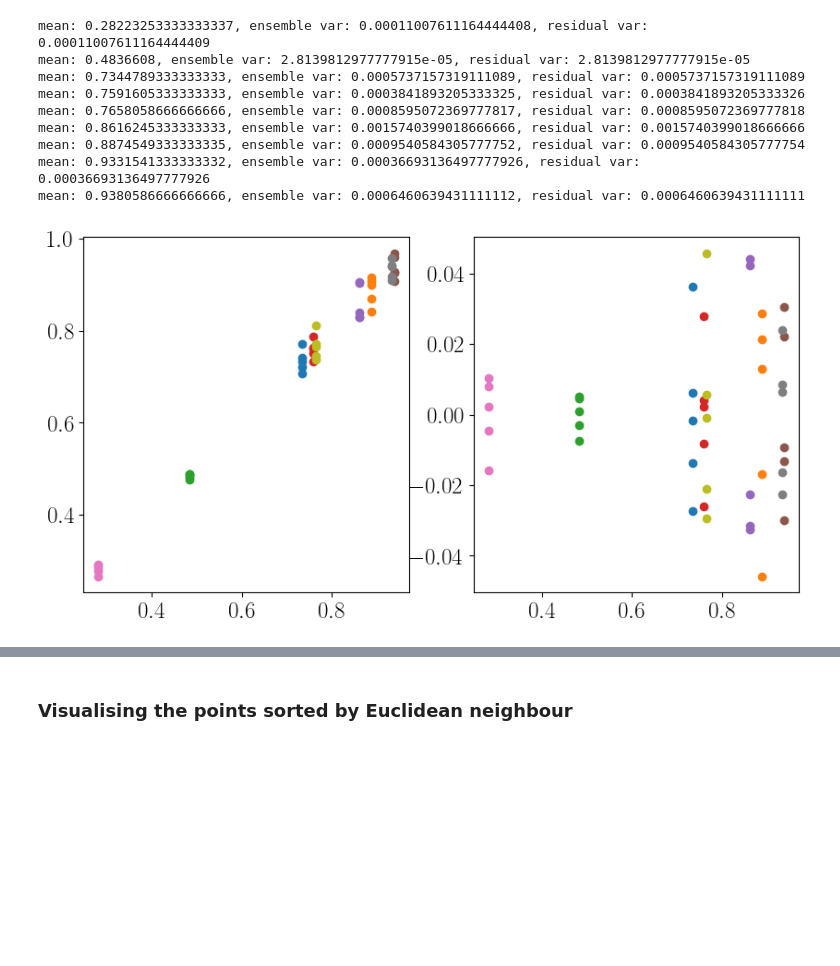
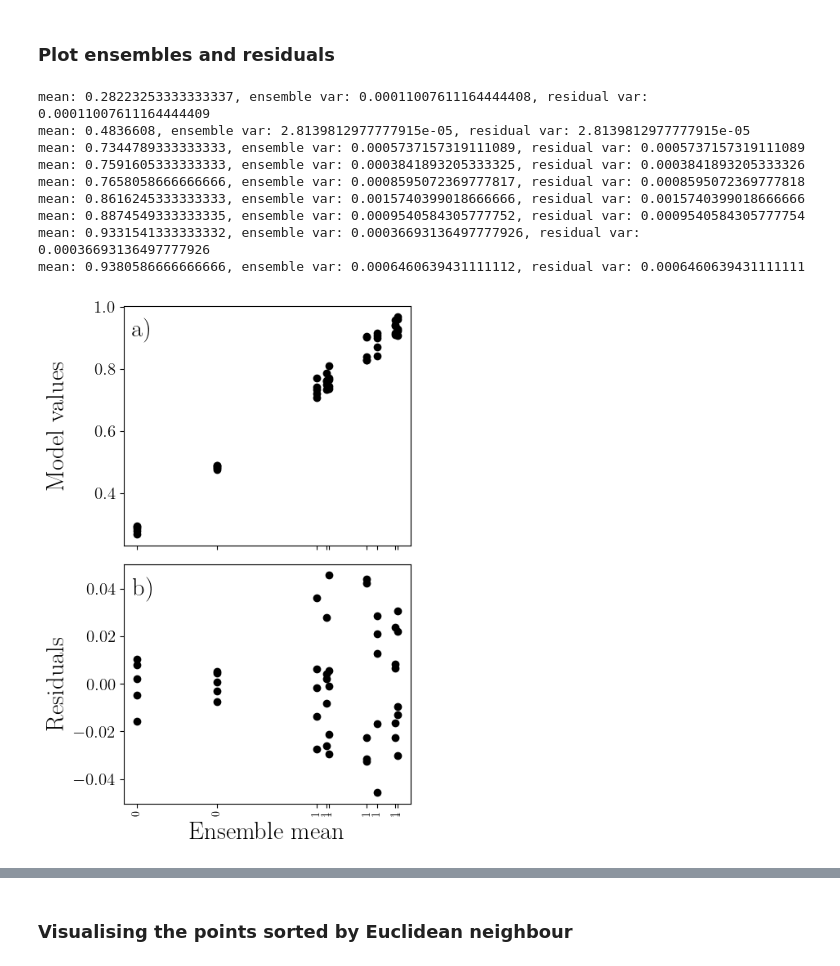
Before and after one commit to eers1/dycoms_analysis, a Jupyter notebook: nugget_analysis.ipynb, the cells around one changed output, grey strips where cells are left out. Cells and saved outputs as stored; diff of their text form; code cells hidden in the pictures; blank space fills up the shorter version.

```diff
--- a/nugget_analysis.ipynb
+++ b/nugget_analysis.ipynb
@@ -62,10 +51,10 @@ ensembles_list, ppe, ppe_th, ppe_qt = load_files(property, type)
 ensembles_array = np.reshape(ensembles_list, (9,5))
 # %%
-# Calculate residuals (normalised or not determined by normal arg) and select which ensemble members to use
+# Calculate residuals and select which ensemble members to use
 residuals = np.zeros(np.shape(ensembles_array))
 
 for i, ensembles_row in enumerate(ensembles_array):
-    residuals[i,:] = calculate_residuals(ensembles_row, normal)
+    residuals[i,:] = calculate_residuals(ensembles_row)
 
 if selection == "all":
     selected_residuals = residuals
@@ -74,15 +63,4 @@ elif selection == "slice":
     selected_residuals = np.array([residuals[i] for i in eslice])
     selected_ensembles = np.array([ensembles_array[i] for i in eslice])
 
-if grouped == True:
-    selected_residuals = np.reshape(selected_residuals, np.size(selected_residuals))
-    ensemble_variance  = sample_var(selected_residuals)
-else:
-    ensemble_variance = [sample_var(ensemble) for ensemble in selected_residuals]
+ensemble_variance = [sample_var(ensemble) for ensemble in selected_residuals]
-# %%
-timeseries_variance = np.loadtxt(f"timeseries_variance/alt_var_{property}_{type}.csv", delimiter=',')
-
-if selection == "all":
-    ensemble_variance = timeseries_variance
-elif selection == "slice":
-    ensemble_variance = np.array([timeseries_variance[i] for i in eslice])
@@ -169,27 +145,42 @@ np.savetxt(f"noise_files/nv_0424_{property}_{type}_{nv_name}.csv", ppe_variance,
+# %% [markdown]
+### Plot ensembles and residuals
 # %%
-fig, ax = plt.subplots(ncols=2,nrows=1,figsize=(10,5))
+fig, ax = plt.subplots(nrows=2, ncols=1, figsize=(4.5,7), sharex=True)
+plt.subplots_adjust(left=0.2,top=0.98,right=0.98,hspace=0.08)
 
-stats = np.zeros((len(ensemble_indices),3))
+stats     = np.zeros((len(ensemble_indices),3))
+mean_list = []
 for i, ind in enumerate(ensemble_indices):
     mean = np.mean(ensembles_array[i,:])
     ensemble_var = sample_var(ensembles_array[i])
     residual_var = sample_var(residuals[i])
     stats[i] = np.array([mean, ensemble_var, residual_var])
+    mean_list.append(mean)
 
-    ax[0].scatter([mean]*5, ensembles_array[i,:])
-    ax[1].scatter([mean]*5, residuals[i,:])
+    ax[0].scatter([mean]*5, ensembles_array[i,:],c='black')
+    ax[1].scatter([mean]*5, residuals[i,:],c='black')
 
 stats = stats[stats[:,0].argsort()]
 for row in stats:
     print(f"mean: {row[0]}, ensemble var: {row[1]}, residual var: {row[2]}")
+
+ax[1].set_xticks(mean_list)
+ax[1].set_xticklabels([f'{val:0.0f}' for val in mean_list], fontsize=10, rotation=90)
+ax[1].set_xlabel("Ensemble mean")
+ax[0].set_ylabel("Model values")
+ax[1].set_ylabel("Residuals")
+rcParams['ytick.labelsize'] = 15
+fig.align_labels()
+for ax, letter in zip([ax[0], ax[1]], ['a', 'b']):
+    ax.text(0.03,0.87,f'{letter})',transform=ax.transAxes,fontsize=font)
 # %% [output]
 mean: 0.28223253333333337, ensemble var: 0.00011007611164444408, residual var: 0.00011007611164444409
 mean: 0.4836608, ensemble var: 2.8139812977777915e-05, residual var: 2.8139812977777915e-05
 mean: 0.7344789333333333, ensemble var: 0.0005737157319111089, residual var: 0.0005737157319111089
 mean: 0.7591605333333333, ensemble var: 0.0003841893205333325, residual var: 0.0003841893205333326
 mean: 0.7658058666666666, ensemble var: 0.0008595072369777817, residual var: 0.0008595072369777818
 mean: 0.8616245333333333, ensemble var: 0.0015740399018666666, residual var: 0.0015740399018666666
 mean: 0.8874549333333335, ensemble var: 0.0009540584305777752, residual var: 0.0009540584305777754
 mean: 0.9331541333333332, ensemble var: 0.00036693136497777926, residual var: 0.00036693136497777926
 mean: 0.9380586666666666, ensemble var: 0.0006460639431111112, residual var: 0.0006460639431111111
-[figure, old version]
+[figure, new version]
```
Also changed, not shown: parts of 29 cells of this notebook, 2 other files.
